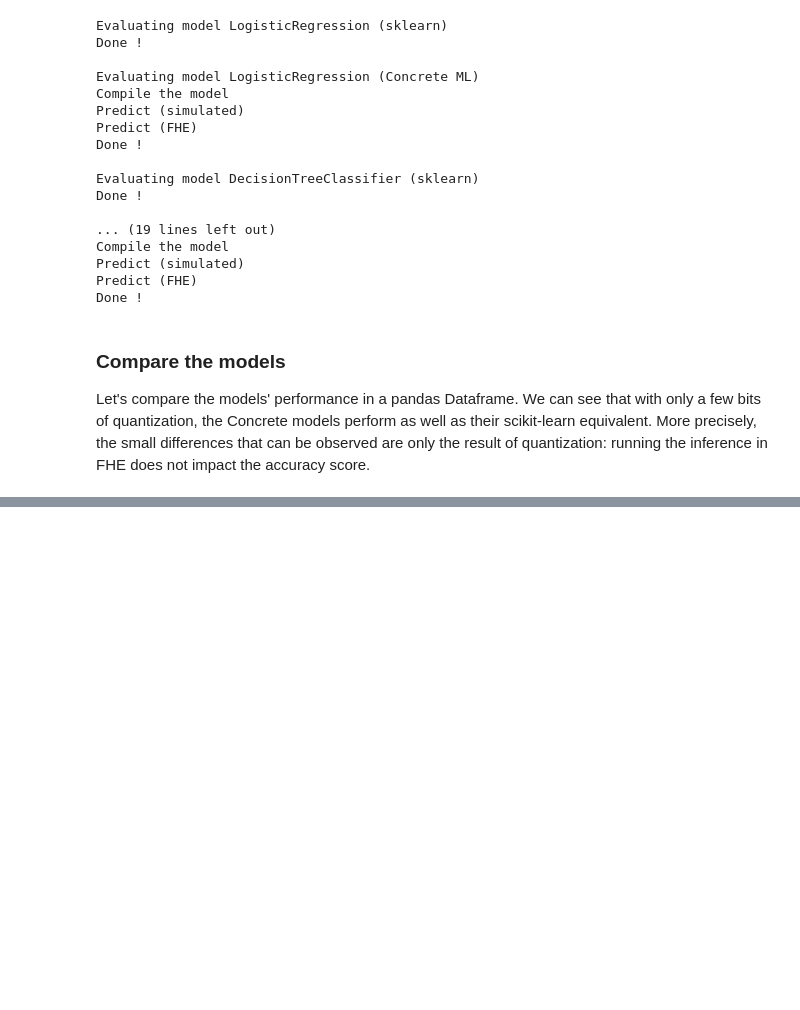
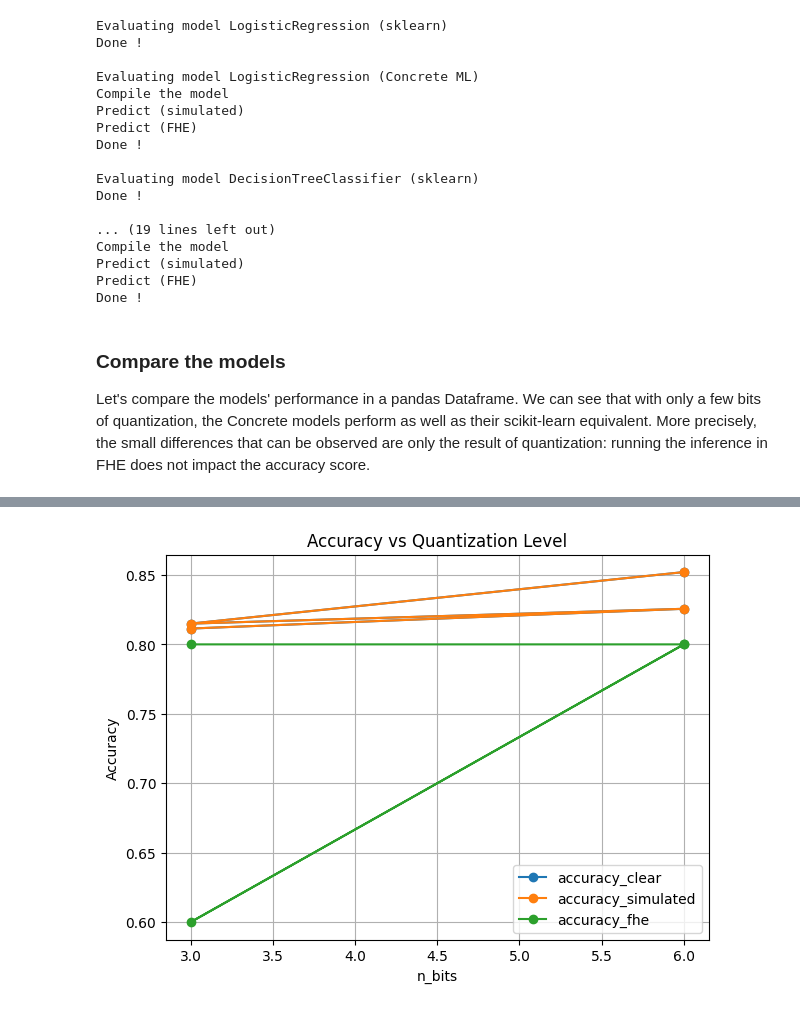
Before and after one commit to saniajoshi05/homomorphic_encryption_ml, a Jupyter notebook: notebooks/CreditScoring.ipynb, the cells around one changed output, grey strips where cells are left out. Drawn from its saved outputs; the diff is of its cells as text; code cells hidden in the pictures; blank space fills up the shorter version.

```diff
--- a/notebooks/CreditScoring.ipynb
+++ b/notebooks/CreditScoring.ipynb
@@ -333,0 +434,14 @@ results_dataframe
+# %%
+plt.figure(figsize=(7,5))
+
+for metric in ["accuracy_clear", "accuracy_simulated", "accuracy_fhe"]:
+    plt.plot(dt_grid_df["n_bits"], dt_grid_df[metric], marker="o", label=metric)
+
+plt.xlabel("n_bits")
+plt.ylabel("Accuracy")
+plt.title("Accuracy vs Quantization Level")
+plt.grid(True)
+plt.legend()
+plt.show()
+# %% [output]
+[figure, added]
```
Also changed, not shown: parts of 5 cells of this notebook.
